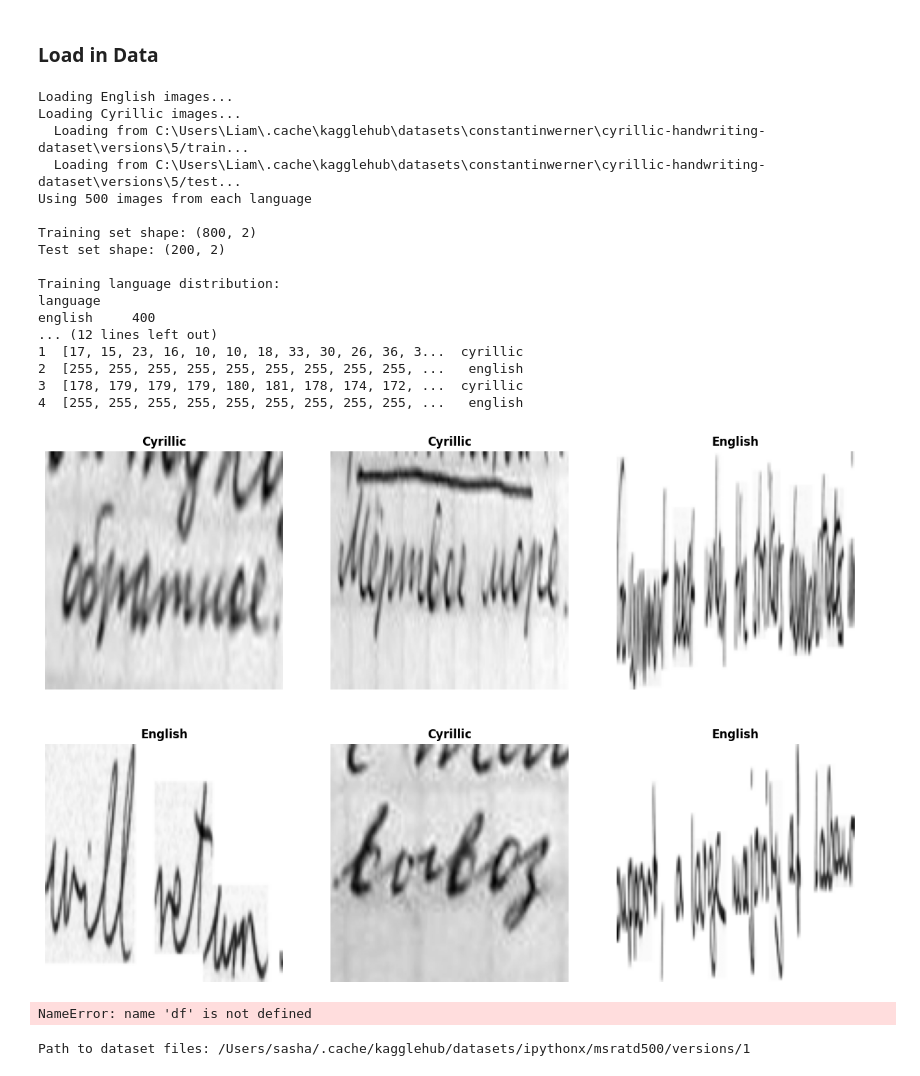
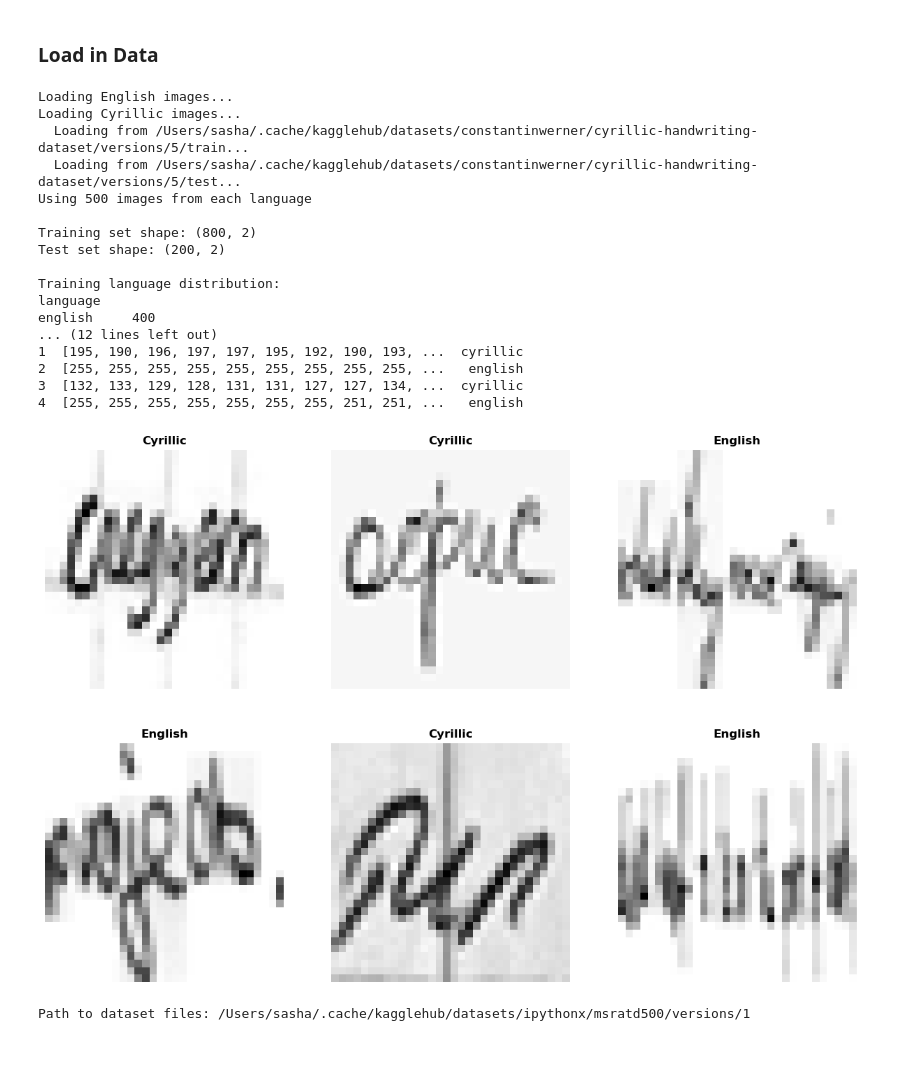
Before and after one commit to aleksandratyutyunik/DS4420-Final, a Jupyter notebook: Handwriting-Data-Preprocessing.ipynb, the cells around one changed output. Cells and saved outputs as stored; diff of their text form; code cells hidden in the pictures.

```diff
--- a/Handwriting-Data-Preprocessing.ipynb
+++ b/Handwriting-Data-Preprocessing.ipynb
@@ -93,7 +93,7 @@ def load_images_from_folder(folder_path, language_label, max_images=None, target
 def create_dataframe(english_folder,
                      cyrillic_folders,
                      num_samples_per_language=None,
-                     target_size=(128, 128),
+                     target_size=(32, 32),
                      test_size=0.2,
                      random_state=42):
     """
@@ -120,7 +120,7 @@ def create_dataframe(english_folder,
         target_size=target_size
     )
 
-    # NEEEDS HEEEEEEELP
+    # load Cyrillic images
     print("Loading Cyrillic images...")
     cyrillic_data = []
     for folder in cyrillic_folders:
@@ -179,8 +179,8 @@ if __name__ == "__main__":
 # %% [output]
 Loading English images...
 Loading Cyrillic images...
-  Loading from C:\Users\Liam\.cache\kagglehub\datasets\constantinwerner\cyrillic-handwriting-dataset\versions\5/train...
-  Loading from C:\Users\Liam\.cache\kagglehub\datasets\constantinwerner\cyrillic-handwriting-dataset\versions\5/test...
+  Loading from /Users/sasha/.cache/kagglehub/datasets/constantinwerner/cyrillic-handwriting-dataset/versions/5/train...
+  Loading from /Users/sasha/.cache/kagglehub/datasets/constantinwerner/cyrillic-handwriting-dataset/versions/5/test...
 Using 500 images from each language
 
 Training set shape: (800, 2)
@@ -190,12 +190,12 @@ Training language distribution:
 language
 english     400
 ... (12 lines left out)
-1  [17, 15, 23, 16, 10, 10, 18, 33, 30, 26, 36, 3...  cyrillic
+1  [195, 190, 196, 197, 197, 195, 192, 190, 193, ...  cyrillic
 2  [255, 255, 255, 255, 255, 255, 255, 255, 255, ...   english
-3  [178, 179, 179, 179, 180, 181, 178, 174, 172, ...  cyrillic
-4  [255, 255, 255, 255, 255, 255, 255, 255, 255, ...   english
+3  [132, 133, 129, 128, 131, 131, 127, 127, 134, ...  cyrillic
+4  [255, 255, 255, 255, 255, 255, 255, 251, 251, ...   english
 # %%
-def visualize_sample_images(df, num_samples=6, img_height=128, img_width=128):
+def visualize_sample_images(df, num_samples=6, img_height=32, img_width=32):
     """
     Visualize multiple random images from the dataset.
 
@@ -204,41 +204,41 @@ def visualize_sample_images(df, num_samples=6, img_height=128, img_width=128):
     - num_samples: Number of images to display
     - img_height: Height of the image
     - img_width: Width of the image
     """
 
     sample_df = df.sample(n=min(num_samples, len(df)), random_state=42)
 
     rows = (num_samples + 2) // 3
     cols = min(3, num_samples)
 
     fig, axes = plt.subplots(rows, cols, figsize=(15, 5*rows))
 
     if num_samples == 1:
         axes = [axes]
     else:
         axes = axes.flatten() if num_samples > 3 else axes
 
     for idx, (_, row) in enumerate(sample_df.iterrows()):
         if idx >= num_samples:
             break
 
         img_2d = row['image'].reshape(img_height, img_width)
 
         axes[idx].imshow(img_2d, cmap='gray')
         axes[idx].set_title(f"{row['language'].capitalize()}", fontsize=12, fontweight='bold')
         axes[idx].axis('off')
 
     plt.show()
 
-visualize_sample_images(train_df, num_samples=6, img_height=128, img_width=128)
+visualize_sample_images(train_df, num_samples=6, img_height=32, img_width=32)
 # %% [output]
-[figure, old version]
+[figure, new version]
 # %%
 # exploded data for cnn
-df_explode = pd.concat([pd.DataFrame(df['image'].to_list()), df['language']], axis=1)
-df_explode.to_csv("data.csv", index=False)
+df_explode_train = pd.concat([pd.DataFrame(train_df['image'].to_list()), train_df['language']], axis=1)
+df_explode_test = pd.concat([pd.DataFrame(test_df['image'].to_list()), test_df['language']], axis=1)
+df_explode_train.to_csv("data_train.csv", index=False)
+df_explode_test.to_csv("data_test.csv", index=False)
-# %% [output]
-NameError: name 'df' is not defined
 # %%
 import kagglehub
 
```
Also changed, not shown: parts of 3 cells of this notebook, 3 other files.
